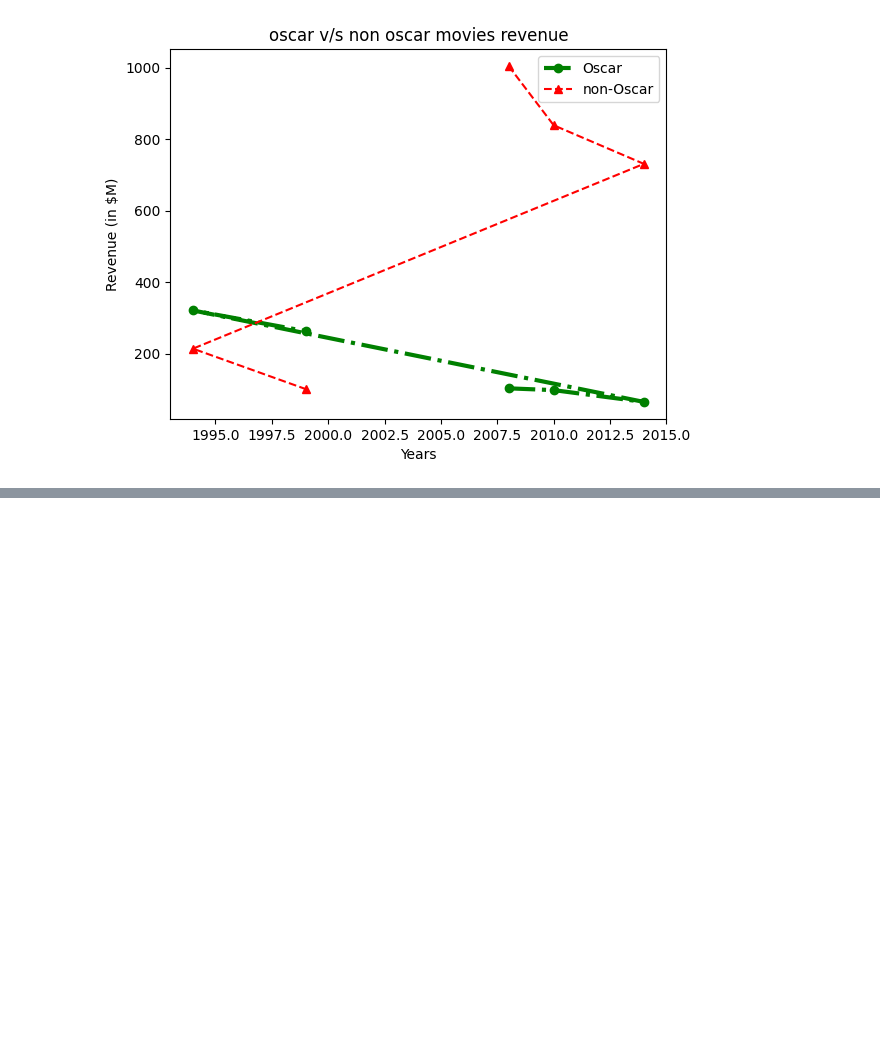
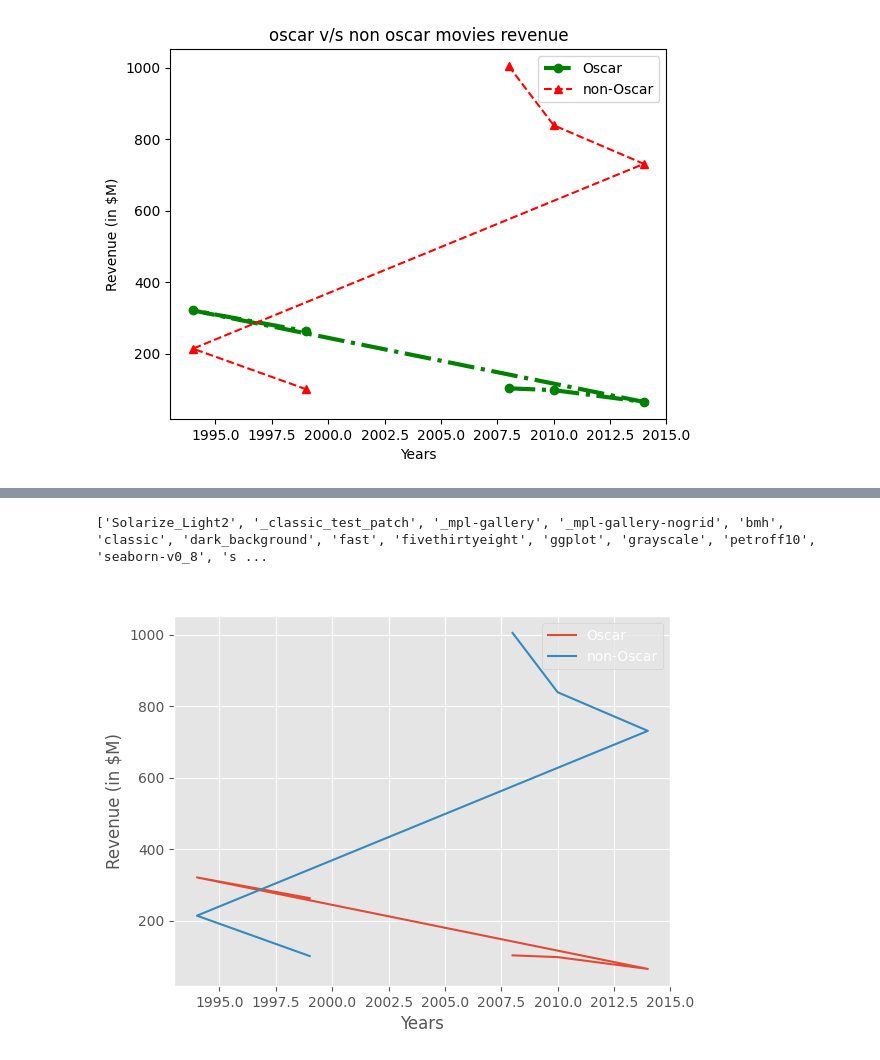
Before and after one commit to Shaik-Khaja-byte/AI-ML-Journey, a Jupyter notebook: Data Visualisation/part1.ipynb, the cells around one changed output, grey strips where cells are left out. Cells and saved outputs as stored; diff of their text form; code cells hidden in the pictures; blank space fills up the shorter version.

```diff
--- a/Data Visualisation/part1.ipynb
+++ b/Data Visualisation/part1.ipynb
@@ -87,0 +123,37 @@ plt.show()
+# %%
+# style.use() - to use the avialable styles
+
+plt.style.use("dark_background") # to change the background to dark
+# %%
+# gg plot
+
+plt.style.use("default")
+
+non_oscar_movies = [
+    "The Dark Knight",
+    "Inception",
+    "Interstellar",
+    "Pulp Fiction",
+    "Fight Club"
+]
+
+years = [2008, 2010, 2014, 1994, 1999]
+
+non_oscar_revenue = [1005, 839, 731, 214, 101]
+
+plt.plot(years, oscar_revenue, label="Oscar")
+plt.plot(years, non_oscar_revenue, label="non-Oscar")
+
+plt.title("oscar v/s non oscar movies revenue")
+plt.xlabel("Years")
+plt.ylabel("Revenue (in $M)")
+plt.legend()
+
+
+print(plt.style.available)
+plt.style.use("ggplot")
+
+plt.show()
+# %% [output]
+['Solarize_Light2', '_classic_test_patch', '_mpl-gallery', '_mpl-gallery-nogrid', 'bmh', 'classic', 'dark_background', 'fast', 'fivethirtyeight', 'ggplot', 'grayscale', 'petroff10', 'seaborn-v0_8', 's ...
+[figure, added]
```
Also changed, not shown: parts of 9 cells of this notebook, 1 other file.
